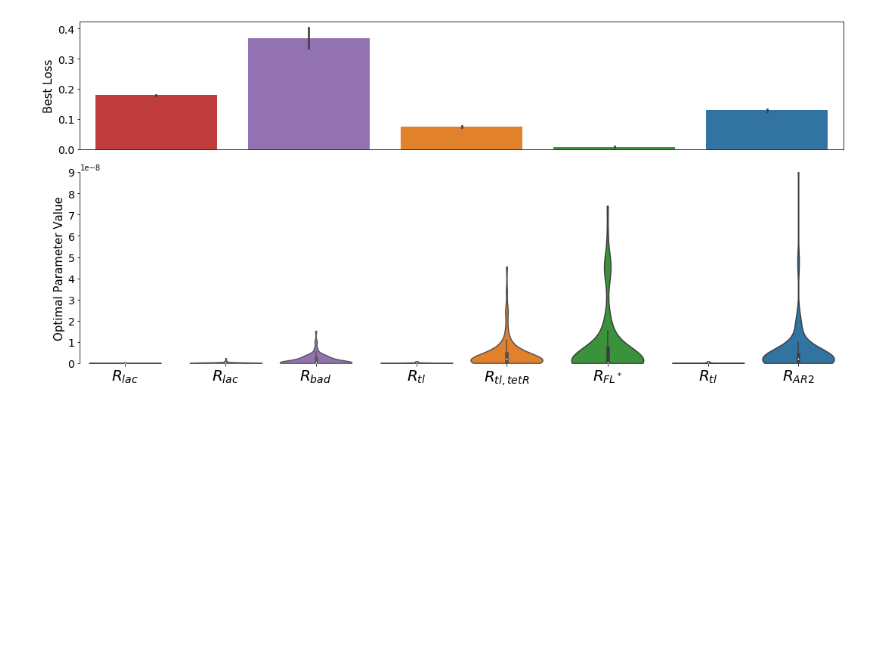
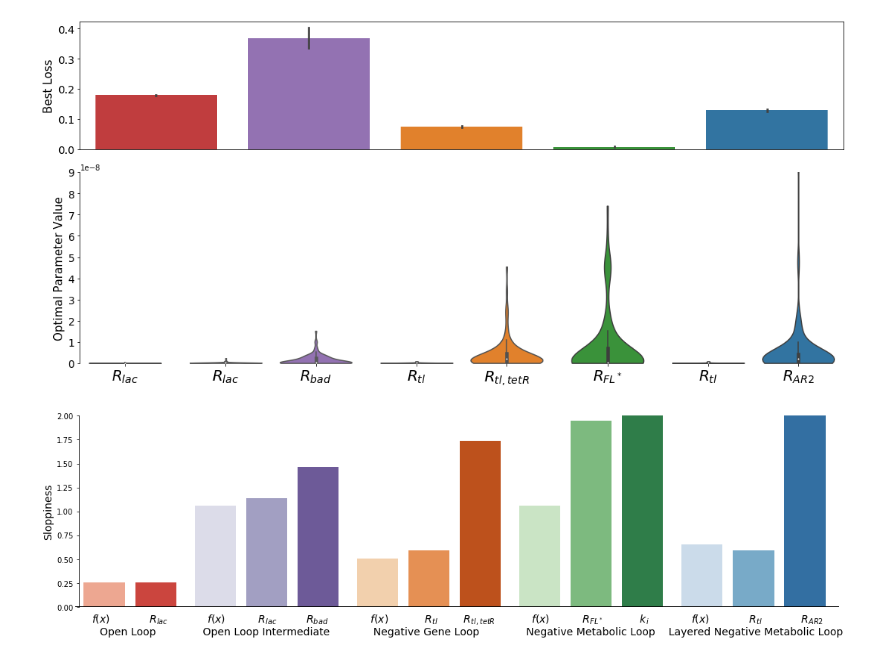
Before and after one commit to cjmerzbacher/bayesopt-dynamic-pathways, a Jupyter notebook: fatty_acid/fatty_acid.ipynb, the cells around one changed output. Cells and saved outputs as stored; diff of their text form; code cells hidden in the pictures; blank space fills up the shorter version.

```diff
--- a/fatty_acid/fatty_acid.ipynb
+++ b/fatty_acid/fatty_acid.ipynb
@@ -502,0 +653,46 @@ fig.savefig('parameter_robustness_violin.png', dpi=300)
+# %%
+sloppydata = pd.DataFrame({'circuit':[], 'name':[], 'sloppiness':[]})
+for c in orders:
+    circuit_data = plot_data.loc[plot_data.circuit == c]
+    for p in circuit_data.name.unique():
+        param_data = circuit_data.loc[circuit_data.name == p]
+        sloppiness = param_data.param.std()/param_data.param.mean()
+        row = [c, p, sloppiness]
+        sloppydata.loc[len(sloppydata)] = row
+# %%
+### Figure: Mean loss by architecture
+fig = plt.figure(figsize=(15, 4))
+gs = gridspec.GridSpec(nrows=1, ncols=5, width_ratios=[2, 3, 3, 3, 3])
+
+palettes = ['Reds', 'Purples', 'Oranges', 'Greens', 'Blues']
+
+for i in range(5):
+    ax = fig.add_subplot(gs[i])
+    c = orders[i]
+    circuit_data = sloppydata.loc[sloppydata.circuit == c]
+
+    sns.barplot(data=circuit_data, y='sloppiness', x='name', hue='name', palette=palettes[i], ax=ax, dodge=False)
+    ax.set_ylabel('Sloppiness', fontsize=14)
+    ax.set_xlabel('')
+    ax.tick_params(axis='x', labelsize=14)
+
+    ax.spines['bottom'].set_visible(False)
+    ax.spines['top'].set_visible(False)
+    ax.spines['right'].set_visible(False)
+    ax.set_xticks([])
+    ax.set_ylim([0, 2.0])
+    ax.legend_.remove()
+
+    if i != 0:
+        ax.set_ylabel('')
+        ax.spines['left'].set_visible(False)
+        ax.set_yticks([])
+
+
+fig.text(0.08, -0.07, 'Open Loop              Open Loop Intermediate             Negative Gene Loop              Negative Metabolic Loop    Layered Negative Metabolic Loop', ha='left', fontsize=14)
+fig.text(0.07, -0.01, '$f(x)$            $R_{lac}$            $f(x)$          $R_{lac}$         $R_{bad}$             $f(x)$           $R_{tl}$        $R_{tl, tetR}}$           $f(x)$          $R_{FL^*}$           $k_{i}$             $f(x)$            $R_{tl}$            $R_{AR2}$', ha='left', fontsize=14)
+fig.add_artist(Line2D([0.05, 1], [0.06, 0.06], color='k', linewidth=1))
+
+fig.tight_layout()
+# %% [output]
+[figure, added]
```
Also changed, not shown: parts of 5 cells of this notebook, 42 other files.
